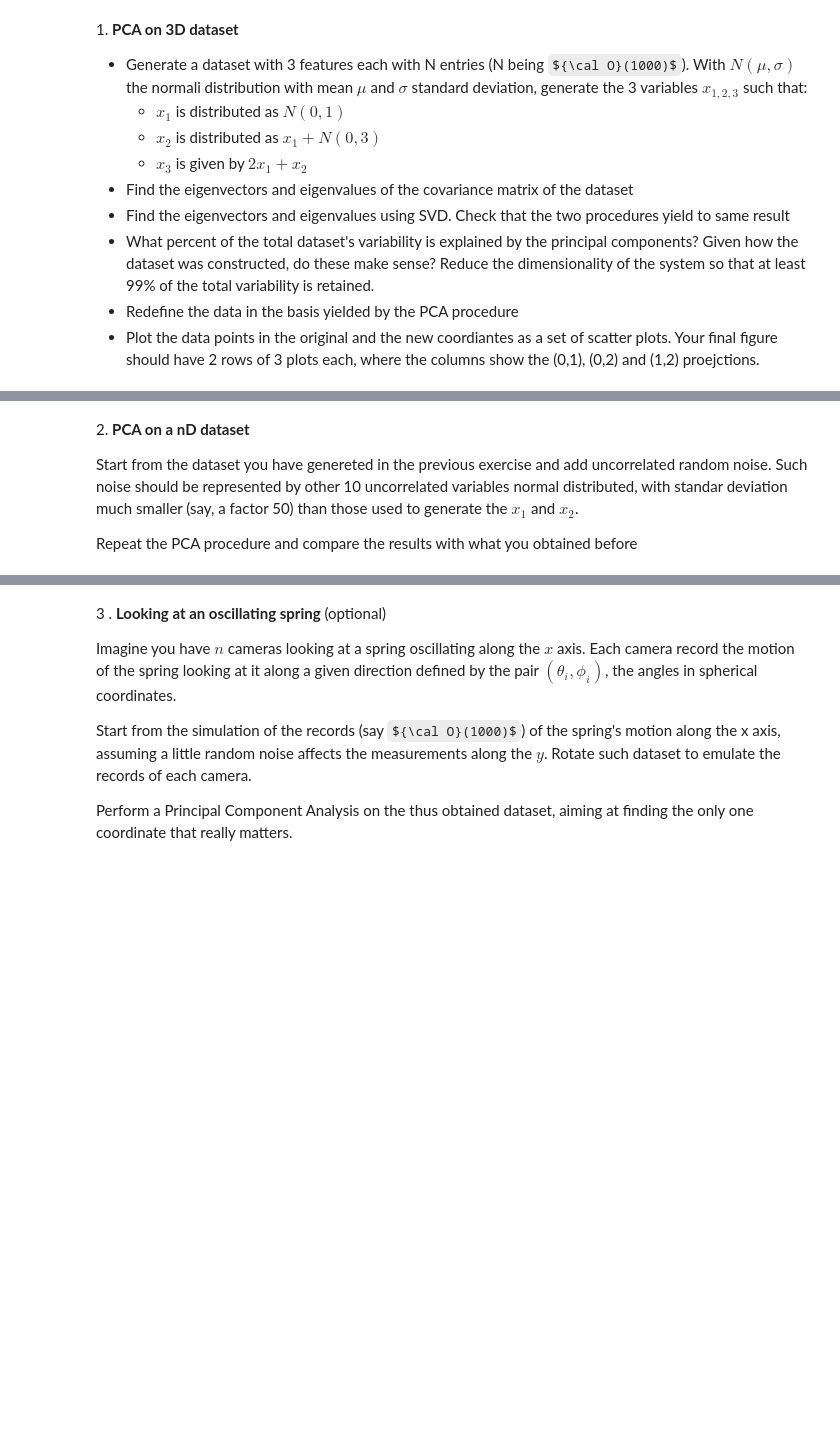
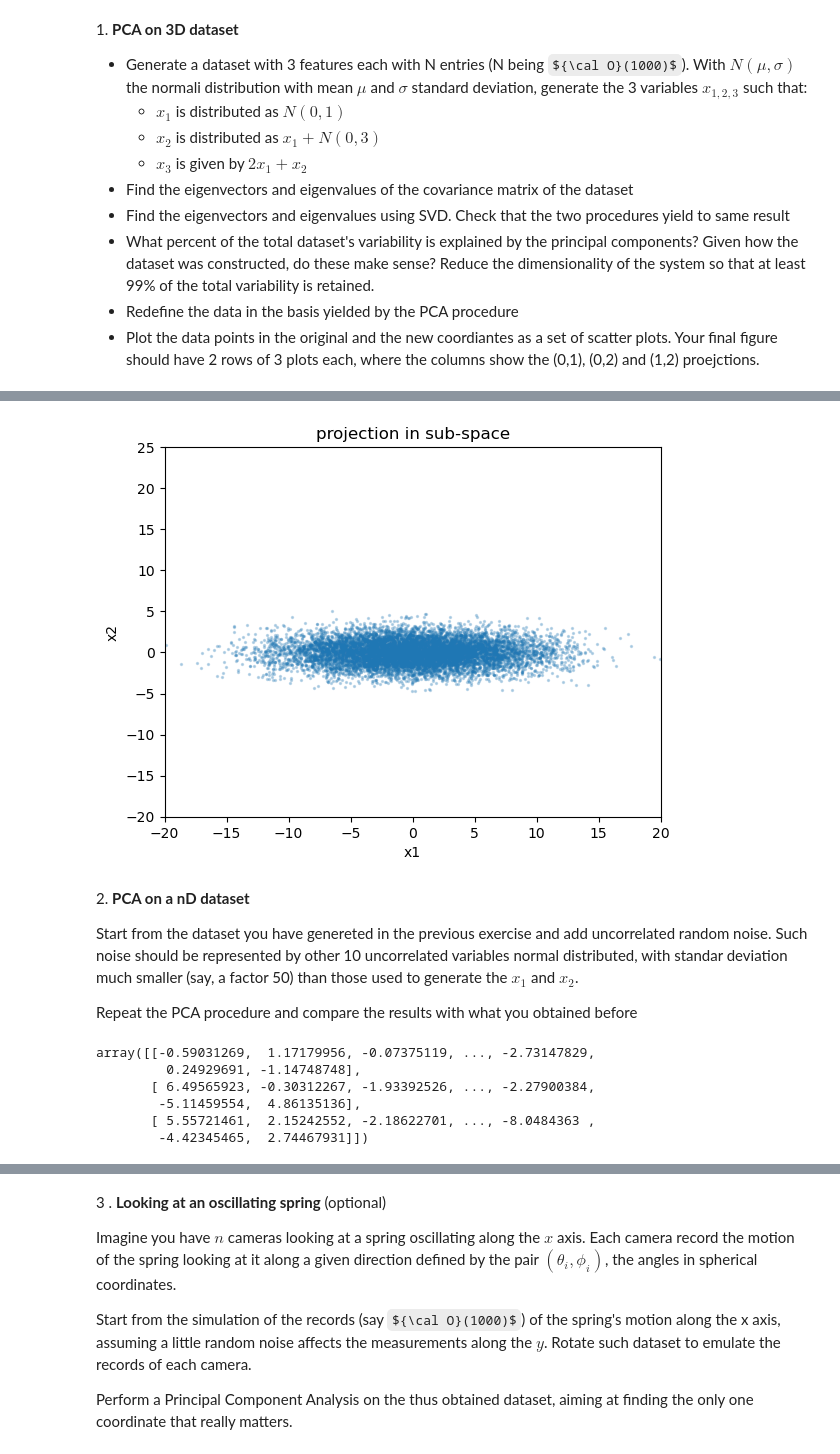
Before and after one commit to helinbon/LaboratoryOfComputationalPhysics_Y7, a Jupyter notebook: 08ex_LinearAlgebra.ipynb, the cells around one changed output, grey strips where cells are left out. Drawn from its saved outputs; the diff is of its cells as text; code cells hidden in the pictures; some formulas as TeX source; blank space fills up the shorter version.

```diff
--- a/08ex_LinearAlgebra.ipynb
+++ b/08ex_LinearAlgebra.ipynb
@@ -10,3 +10,22 @@
 * What percent of the total dataset's variability is explained by the principal components? Given how the dataset was constructed, do these make sense? Reduce the dimensionality of the system so that at least 99% of the total variability is retained.
 * Redefine the data in the basis yielded by the PCA procedure
 * Plot the data points in the original and the new coordiantes as a set of scatter plots. Your final figure should have 2 rows of 3 plots each, where the columns show the (0,1), (0,2) and (1,2) proejctions.
+# %%
+import numpy as np
+from   scipy import linalg as la
+import matplotlib.pyplot as plt
+N  = 10000
+#
+x1 = np.random.normal(0, 1, N)
+x2 = x1 + np.random.normal(0, 3, N)
+x3 = (2 * x1) + x2
+#
+dataset = np.array([x1, x2, x3])
+es, ev  = la.eig(np.cov(dataset))
+es      = es.real
+#
+U, spec, Vt = la.svd(dataset)
+spec = (spec ** 2) / (N - 1)
+#
+spec[spec <= 1e-10] = 0
+#es[es     <= 1e-10] = 0
@@ -13,6 +103,27 @@
+# %%
+data_new_basis = np.dot(U[:, [0,1]].T, dataset)
+plt.scatter(data_new_basis[0], data_new_basis[1], alpha = 0.25, s = 2)
+plt.title("projection in sub-space")
+plt.xlabel("x1")
+plt.ylabel("x2")
+plt.xlim(-20, 20)
+plt.ylim(-20, 25)
+plt.show()
+# %% [output]
+[figure, added]
 # %% [markdown]
 2\. **PCA on a nD dataset**
 
 Start from the dataset you have genereted in the previous exercise and add uncorrelated random noise. Such noise should be represented by other 10 uncorrelated variables normal distributed, with standar deviation much smaller (say, a factor 50) than those used to generate the $x_1$ and $x_2$.
 
 Repeat the PCA procedure and compare the results with what you obtained before
+# %%
+new_data = dataset + sum([np.random.normal(0, (1 / (45 + i)), (3, N)) for i in range(10)])
+new_data
+# %% [output]
+array([[-0.59031269,  1.17179956, -0.07375119, ..., -2.73147829,
+         0.24929691, -1.14748748],
+       [ 6.49565923, -0.30312267, -1.93392526, ..., -2.27900384,
+        -5.11459554,  4.86135136],
+       [ 5.55721461,  2.15242552, -2.18622701, ..., -8.0484363 ,
+        -4.42345465,  2.74467931]])
```
Also changed, not shown: parts of 9 cells of this notebook, 4 other files.
